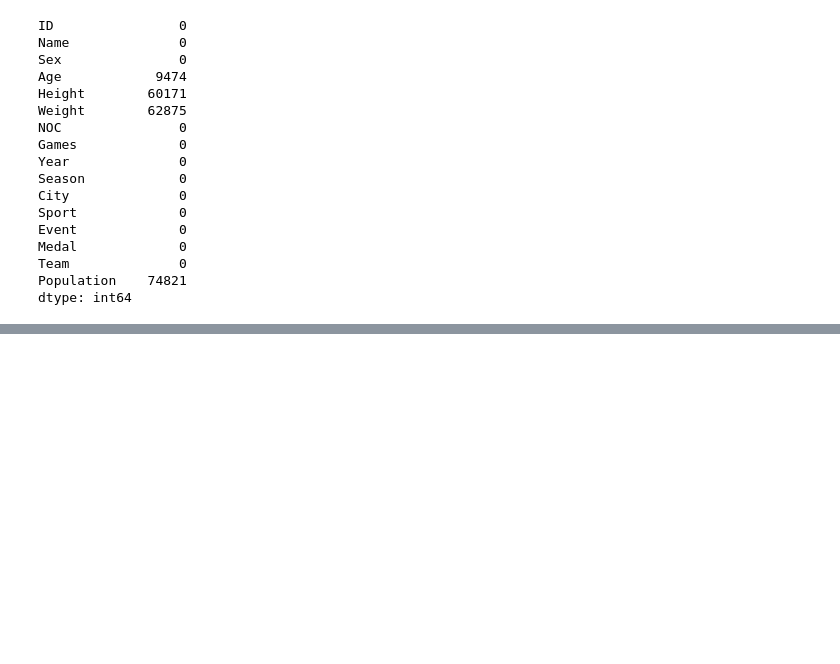
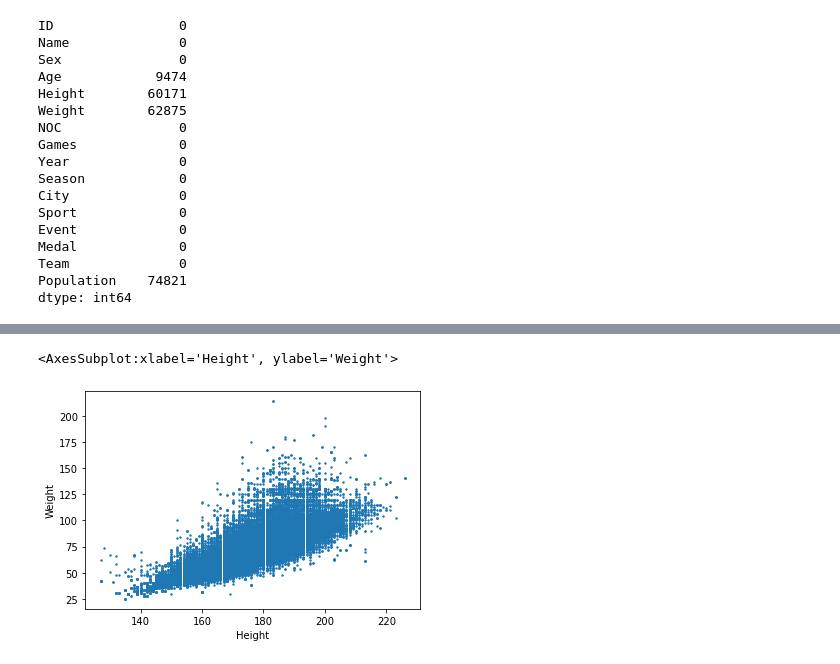
Before and after one commit to ColmRy/UCDPAColmRyan, a Jupyter notebook: Test.ipynb, the cells around one changed output, grey strips where cells are left out. Cells and saved outputs as stored; diff of their text form; code cells hidden in the pictures; blank space fills up the shorter version.

Commit message:
Adding basic visualisation

```diff
--- a/Test.ipynb
+++ b/Test.ipynb
@@ -327,0 +339,2 @@ olympics_final_subset = olympics_final.loc[(olympics_final['Year'] > 1960) & (ol
+# %%
+olympics_final_subset['Medal_Won'] = np.where(olympics_final_subset.loc[:,'Medal'] == 'NM', 0, 1)
@@ -327,0 +345,5 @@ olympics_final_subset = olympics_final.loc[(olympics_final['Year'] > 1960) & (ol
+# %%
+olympics_final_subset.plot.scatter('Height', 'Weight', s=2)
+# %% [output]
+<AxesSubplot:xlabel='Height', ylabel='Weight'>
+[figure, added]
```
Also changed, not shown: parts of 8 cells of this notebook.
